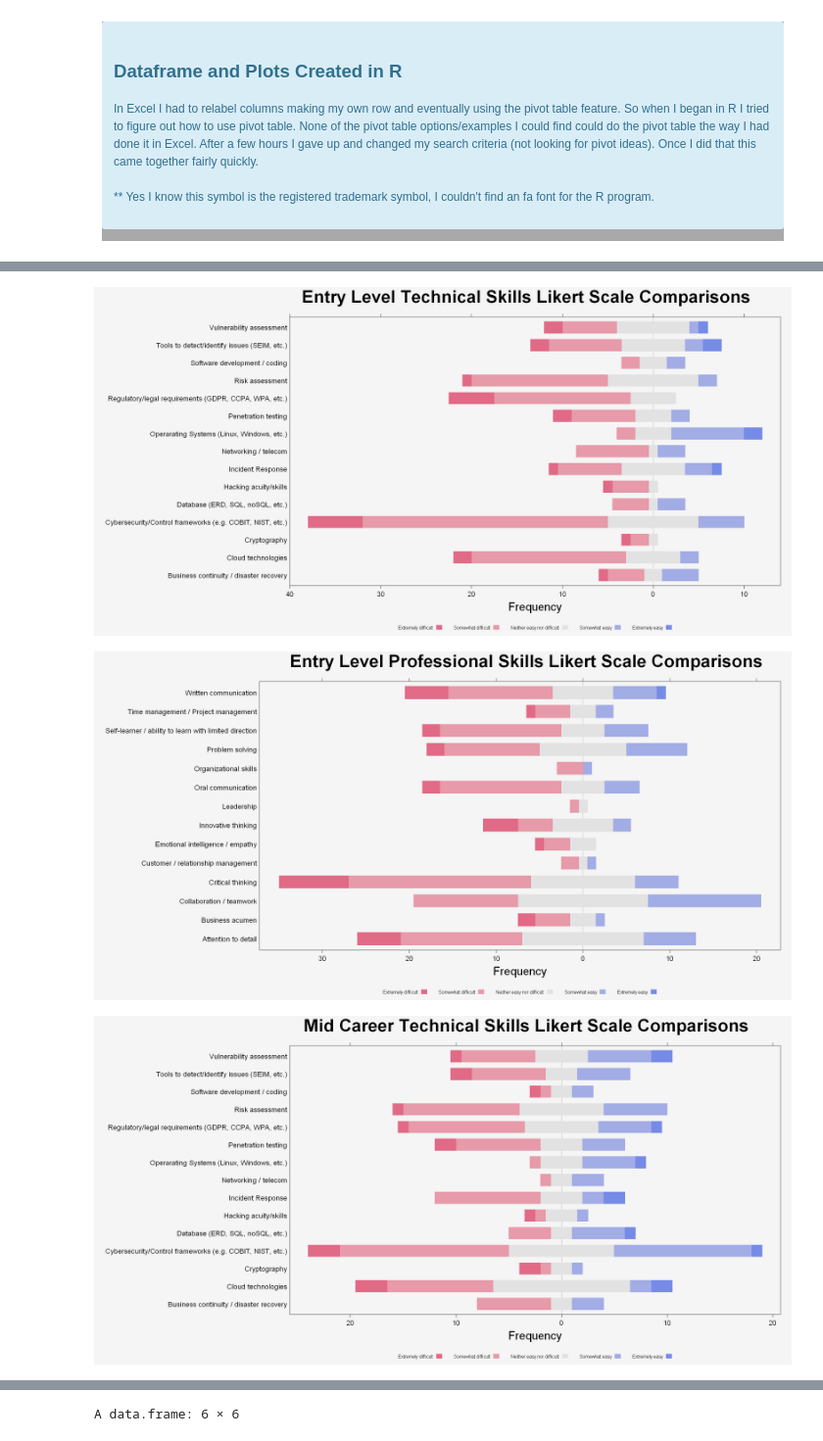
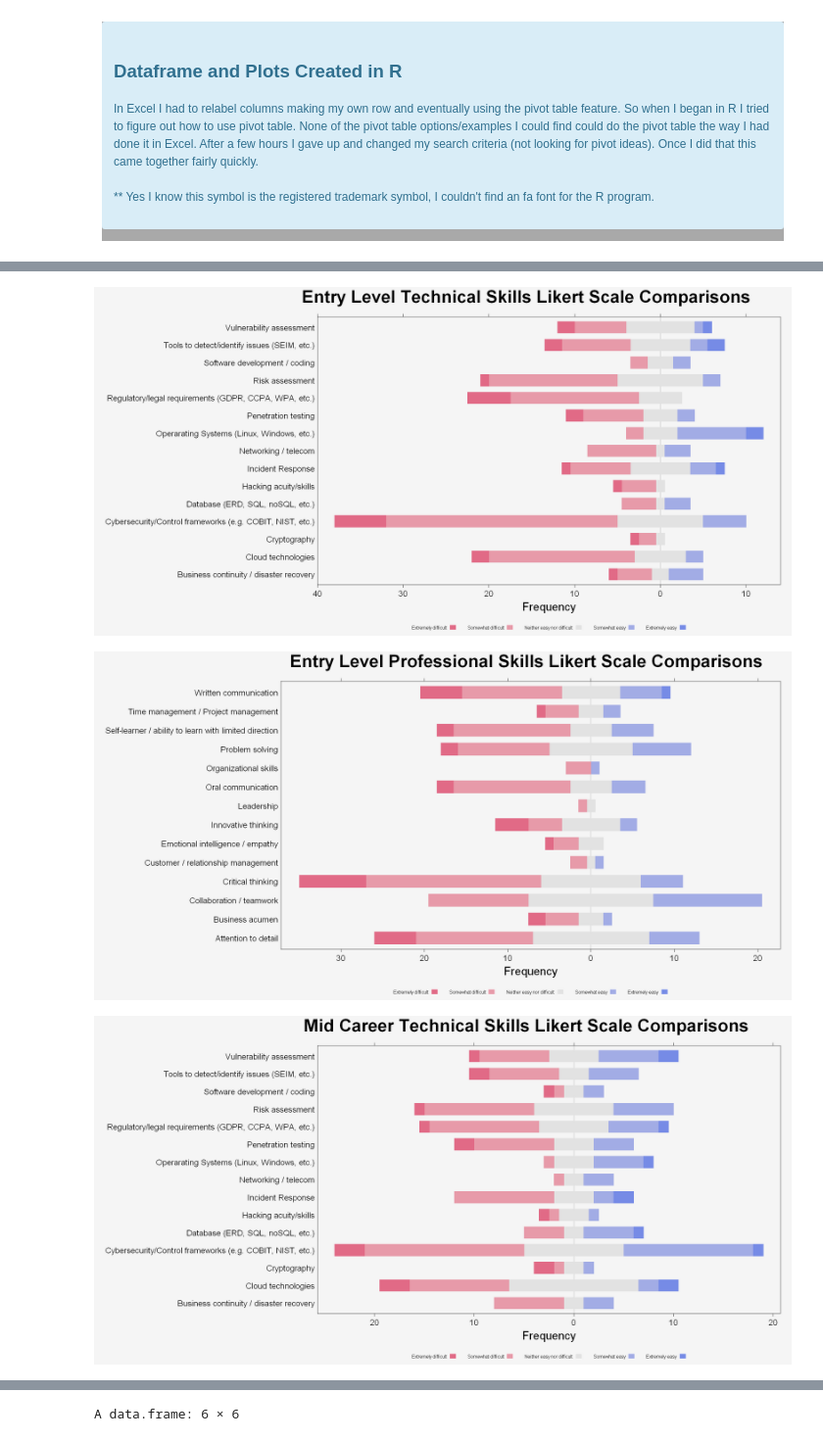
Before and after one commit to chesterqualls/Survey-Analysis, a Jupyter notebook: Diverging Stacked Bars or Likert Data.ipynb, the cells around one changed output, grey strips where cells are left out. Shown at 98% size. Saved outputs shown, nothing was run; the diff lists cells and outputs as text; code cells hidden in the pictures.

```diff
--- a/Diverging Stacked Bars or Likert Data.ipynb
+++ b/Diverging Stacked Bars or Likert Data.ipynb
@@ -93,7 +95,7 @@ A data.frame: 15 × 6
 
 P <- likert( Skills ~.,data=eltech, ylab=NULL,
        ReferenceZero=3, as.percent=FALSE,
-       scales.in=list(cex = 1.2),
+       scales.in=list(cex = 1.4),
        positive.order=FALSE, data.order=TRUE,
        main = list("Entry Level Technical Skills Likert Scale Comparisons",x=unit(.62, "npc"), cex = 3),
        #sub= list("Test",x=unit(.55, "npc")),
@@ -105,7 +107,7 @@ P <- likert( Skills ~.,data=eltech, ylab=NULL,
 
 P
 # %% [output]
-[figure, old version]
+[figure, new version]
 # %%
 #create Entry Level Professional Likert DF from Text
 elpro <- select(datxt, Q16_1:Q16_14)
@@ -128,7 +130,7 @@ elpro <- tibble::rownames_to_column(elpro, var="Skills")
 
 P <-likert( Skills ~.,data=elpro, ylab=NULL,
        ReferenceZero=3, as.percent=FALSE,
-       scales.in=list(cex = 1.2),
+       scales.in=list(cex = 1.4),
        positive.order=FALSE, data.order=TRUE,
        main = list("Entry Level Professional Skills Likert Scale Comparisons",x=unit(.62, "npc"), cex = 3),
        #sub= list("Test",x=unit(.55, "npc")),
@@ -140,7 +142,7 @@ P <-likert( Skills ~.,data=elpro, ylab=NULL,
 
 P
 # %% [output]
-[figure, old version]
+[figure, new version]
 # %%
 #create Mid Career Technical Likert DF from Text
 mctech <- select(datxt, Q26_1:Q26_15)
@@ -161,21 +163,21 @@ mctech <- tibble::rownames_to_column(mctech, var="Skills")
 # %%
 # From table created in R
 
 P <-likert( Skills ~.,data=mctech, ylab=NULL,
        ReferenceZero=3, as.percent=FALSE,
-       scales.in=list(cex = 1.2),
+       scales.in=list(cex = 1.4),
        positive.order=FALSE, data.order=TRUE,
        main = list("Mid Career Technical Skills Likert Scale Comparisons",x=unit(.62, "npc"), cex = 3),
        #sub= list("Test",x=unit(.55, "npc")),
        xlab=list("Frequency", cex = 2),
        #xlim=c(-30,30),
        strip=FALSE,
        par.strip.text=list(cex=.7))
        options(repr.plot.width=20, repr.plot.height=10,repr.plot.bg="#f5f5f5")
 
 P
 # %% [output]
-[figure, old version]
+[figure, new version]
 # %%
 #create Mid Career Professional Likert DF from Text
 mcpro <- select(datxt, Q27_1:Q27_14)
```
Also changed, not shown: parts of 4 cells of this notebook.
